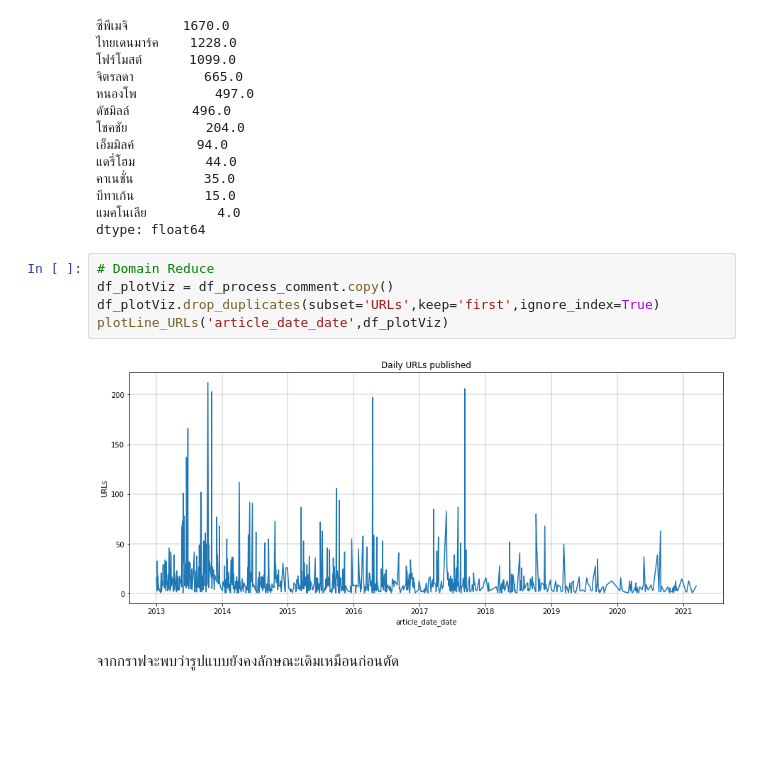
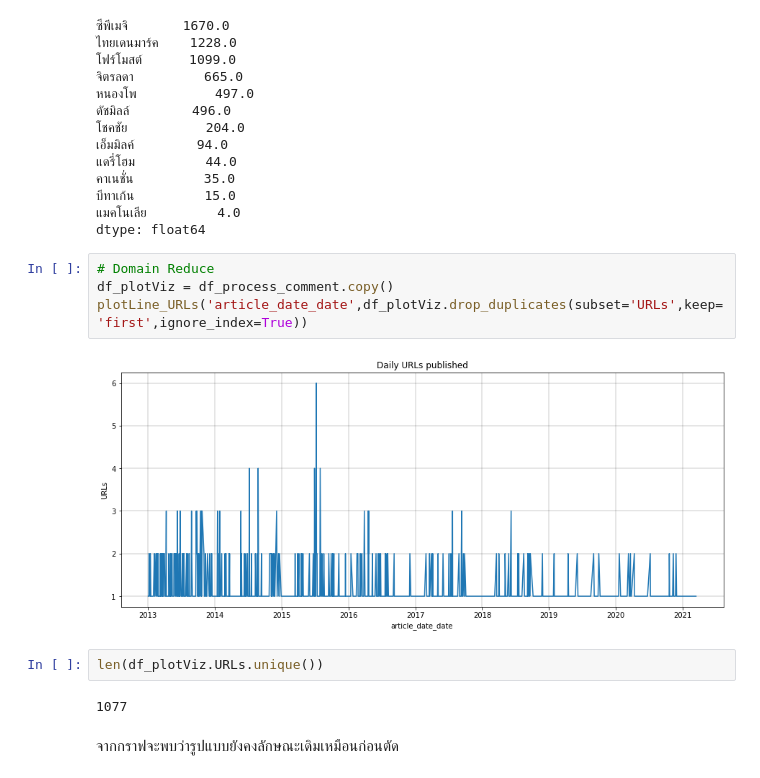
Before and after one commit to pacharapol4066/Product-Position-SNA, a Jupyter notebook: 03.EDA_Headline_Comments.ipynb, the cells around one changed output. Cells and saved outputs as stored; diff of their text form; blank space fills up the shorter version.

```diff
--- a/03.EDA_Headline_Comments.ipynb
+++ b/03.EDA_Headline_Comments.ipynb
@@ -416,9 +431,12 @@ dtype: float64
 # %%
 # Domain Reduce
 df_plotViz = df_process_comment.copy()
-df_plotViz.drop_duplicates(subset='URLs',keep='first',ignore_index=True)
-plotLine_URLs('article_date_date',df_plotViz)
+plotLine_URLs('article_date_date',df_plotViz.drop_duplicates(subset='URLs',keep='first',ignore_index=True))
 # %% [output]
-[figure, old version]
+[figure, new version]
+# %%
+len(df_plotViz.URLs.unique())
+# %% [output]
+1077
 # %% [markdown]
 จากกราฟจะพบว่ารูปแบบยังคงลักษณะเดิมเหมือนก่อนตัด
```
Also changed, not shown: parts of 8 cells of this notebook, 2 other files.
